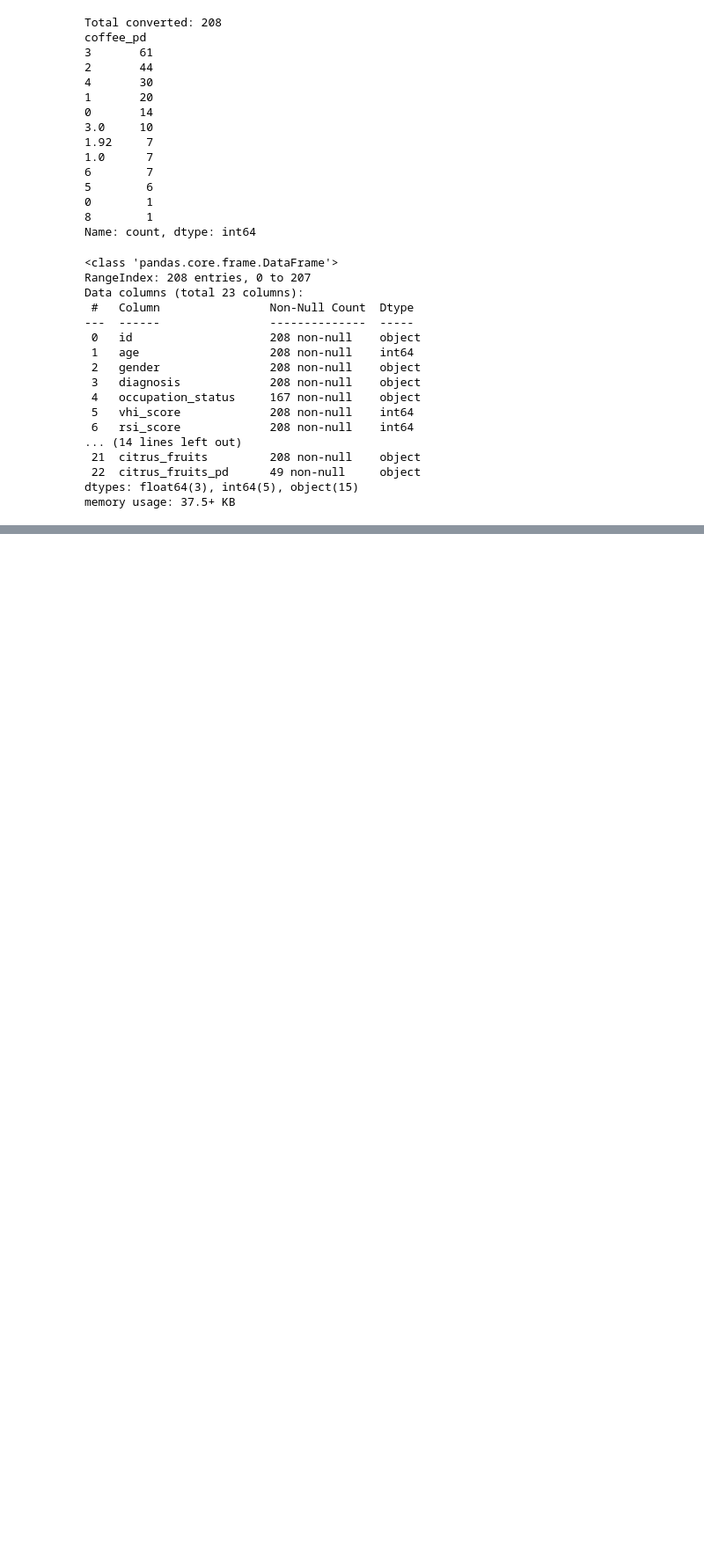
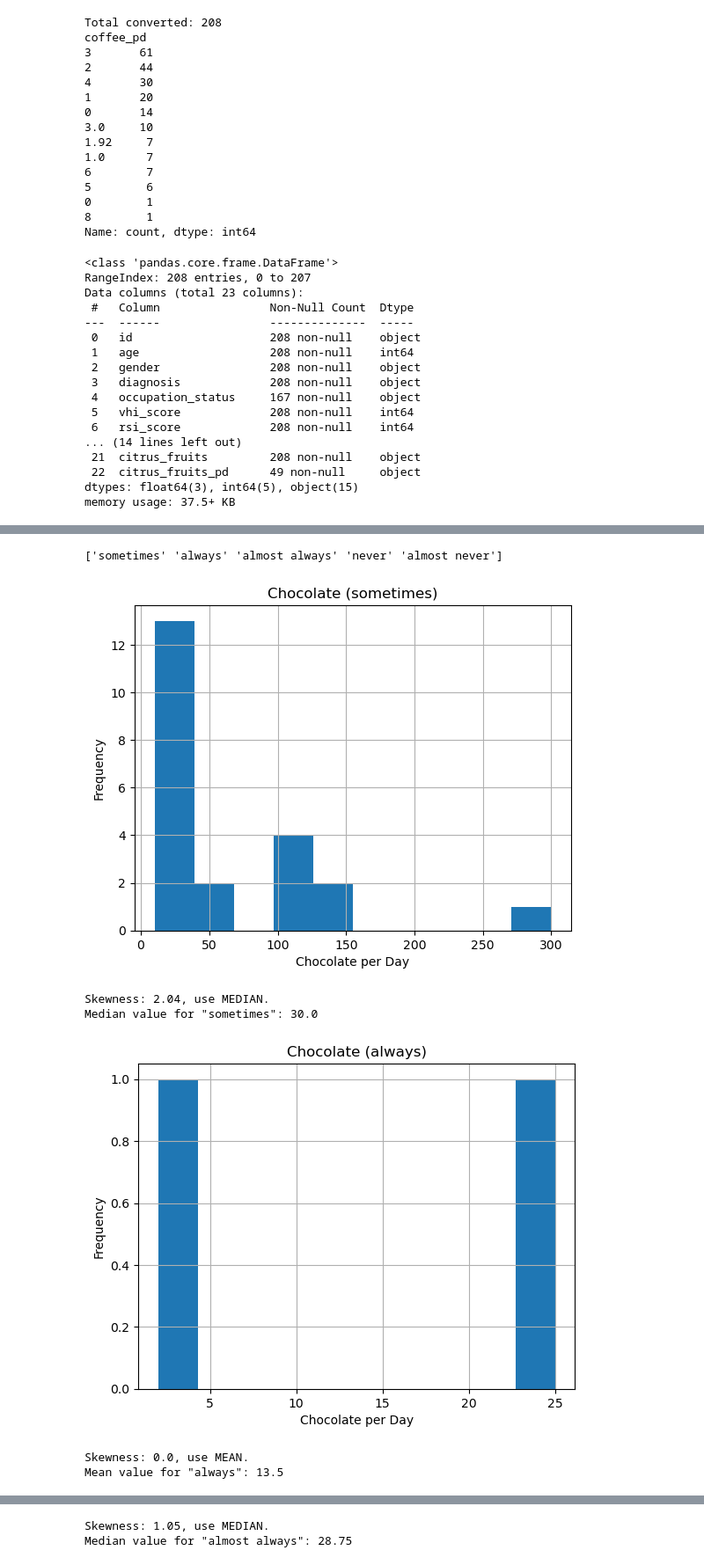
Before and after one commit to alyssahondrade/ml-perspectives-on-voice-disorder-diagnosis, a Jupyter notebook: 02_data_cleaning_V2.ipynb, the cells around one changed output, grey strips where cells are left out. Shown at 88% size. Drawn from its saved outputs; the diff is of its cells as text; code cells hidden in the pictures; blank space fills up the shorter version.

Commit message:
completed chocolate_grams_pd column

```diff
--- a/02_data_cleaning_V2.ipynb
+++ b/02_data_cleaning_V2.ipynb
@@ -617,6 +617,7 @@ def clean_pd(value):
 
         # Check if ' for mounth' is in the value
         elif ' for mounth' in value:
+
             # Remove the ' for mounth'
             converted = value.replace(" for mounth", "")
 
@@ -631,6 +632,26 @@ def clean_pd(value):
 
             return per_day
 
+        # Check if 'g' is in the value:
+        elif 'g' in value:
+
+            # Variation #1: gr
+            if ' gr' in value:
+                # Remove the ' gr' string
+                converted = value.replace(" gr", "").strip()
+
+            # Variation #2: g
+            else:
+                converted = value.replace("g", "").strip()
+
+            # Check for a dash
+            if '-' in converted:
+                result = split_values(converted, "-")
+            else:
+                result = converted
+
+            return result
+
         ### CALCULATE AVERAGES ###
         elif '/' in value:
             return split_values(value, "/")
@@ -1142,0 +1191,6 @@ memory usage: 37.5+ KB
+# %%
+# Apply the clean_pd function to the column
+clean_cat_df['chocolate_grams_pd'] = clean_cat_df['chocolate_grams_pd'].apply(clean_pd)
+
+# Check the value counts
+clean_cat_df['chocolate_grams_pd'].value_counts(dropna=False)
@@ -1142,0 +1226,11 @@ memory usage: 37.5+ KB
+# %%
+# Use the imputation() function
+imputation(clean_cat_df, 'chocolate', 'chocolate_grams_pd')
+# %% [output]
+['sometimes' 'always' 'almost always' 'never' 'almost never']
+[figure, added]
+Skewness: 2.04, use MEDIAN.
+Median value for "sometimes": 30.0
+[figure, added]
+Skewness: 0.0, use MEAN.
+Mean value for "always": 13.5
@@ -1142,0 +1238,2 @@ memory usage: 37.5+ KB
+Skewness: 1.05, use MEDIAN.
+Median value for "almost always": 28.75
```
Also changed, not shown: parts of 8 cells of this notebook.
